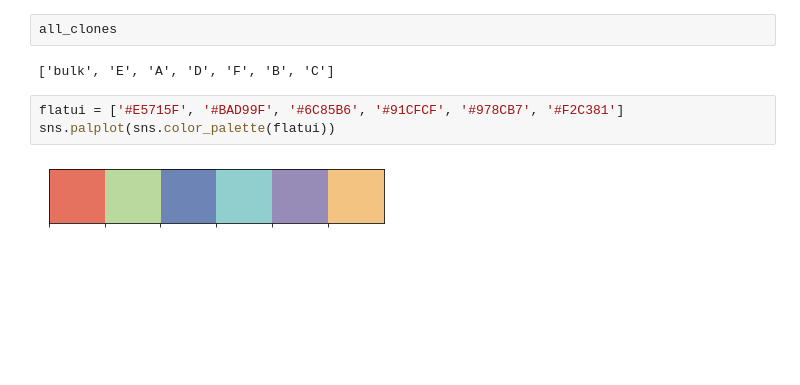
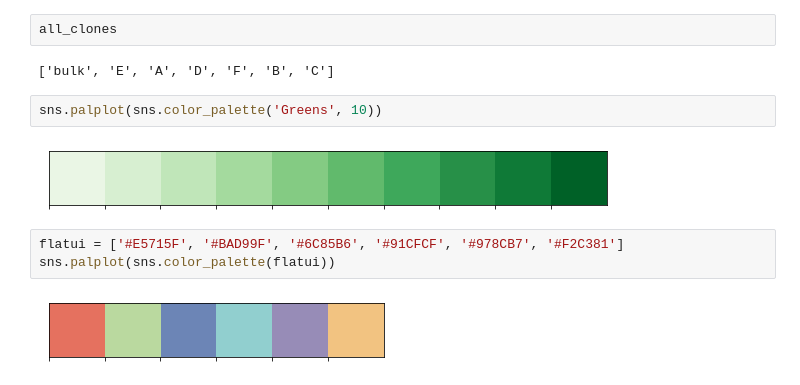
Before and after one commit to cbg-ethz/mt-SCITE, a Jupyter notebook: Notebooks/pretty_tree_plots_P9855.ipynb, the cells around one changed output. Saved outputs shown, nothing was run; the diff lists cells and outputs as text; blank space fills up the shorter version.

Commit message:
figures for ms_200423

```diff
--- a/Notebooks/pretty_tree_plots_P9855.ipynb
+++ b/Notebooks/pretty_tree_plots_P9855.ipynb
@@ -87,6 +87,10 @@ all_clones = list(clones_map_raw.clone.unique())
 all_clones
 # %% [output]
 ['bulk', 'E', 'A', 'D', 'F', 'B', 'C']
+# %%
+sns.palplot(sns.color_palette('Greens', 10))
+# %% [output]
+[figure, added]
 # %%
 flatui = ['#E5715F', '#BAD99F', '#6C85B6', '#91CFCF', '#978CB7', '#F2C381']
 sns.palplot(sns.color_palette(flatui))
```
Also changed, not shown: parts of 4 cells of this notebook.
